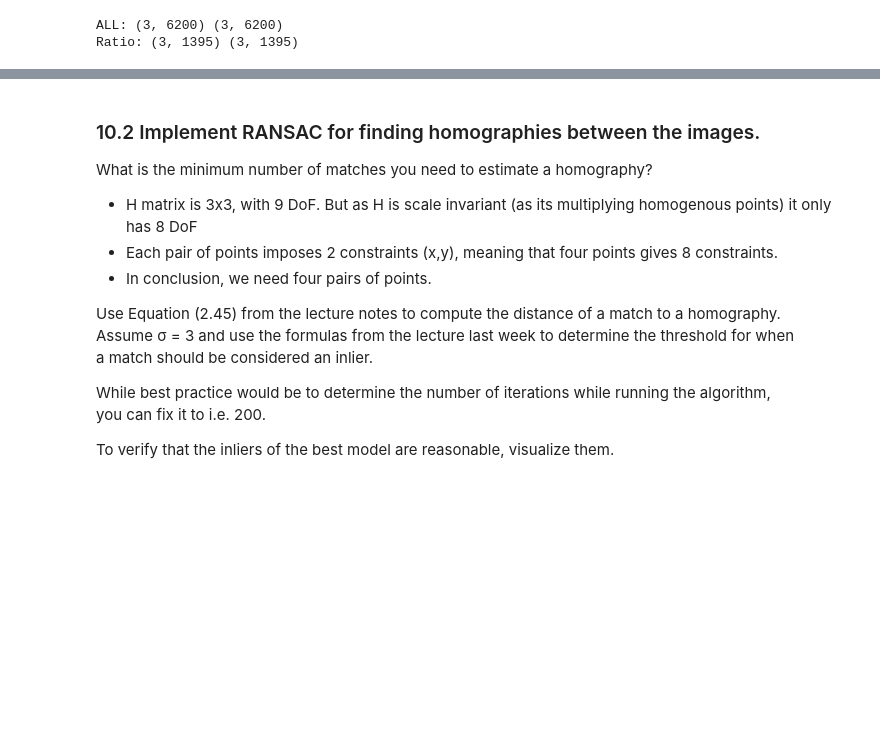
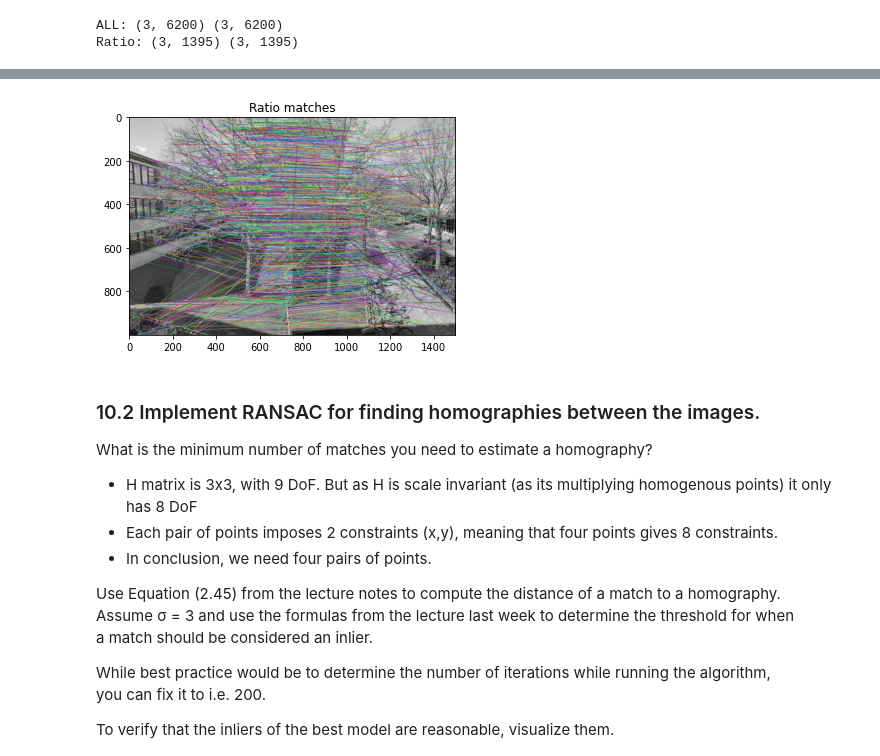
Before and after one commit to henrfj/02504-Computer-Vision, a Jupyter notebook: ex10 Stitchig.ipynb, the cells around one changed output, grey strips where cells are left out. Saved outputs shown, nothing was run; the diff lists cells and outputs as text; code cells hidden in the pictures; blank space fills up the shorter version.

```diff
--- a/ex10 Stitchig.ipynb
+++ b/ex10 Stitchig.ipynb
@@ -107,3 +107,8 @@ axs[1, 1].imshow(left, cmap="gray");
+# %%
+plt.imshow(match_image_ratio)
+plt.title("Ratio matches");
+# %% [output]
+[figure, added]
 # %% [markdown]
 ### 10.2 Implement RANSAC for finding homographies between the images.
 
```
Also changed, not shown: parts of 8 cells of this notebook, 8 other files.
